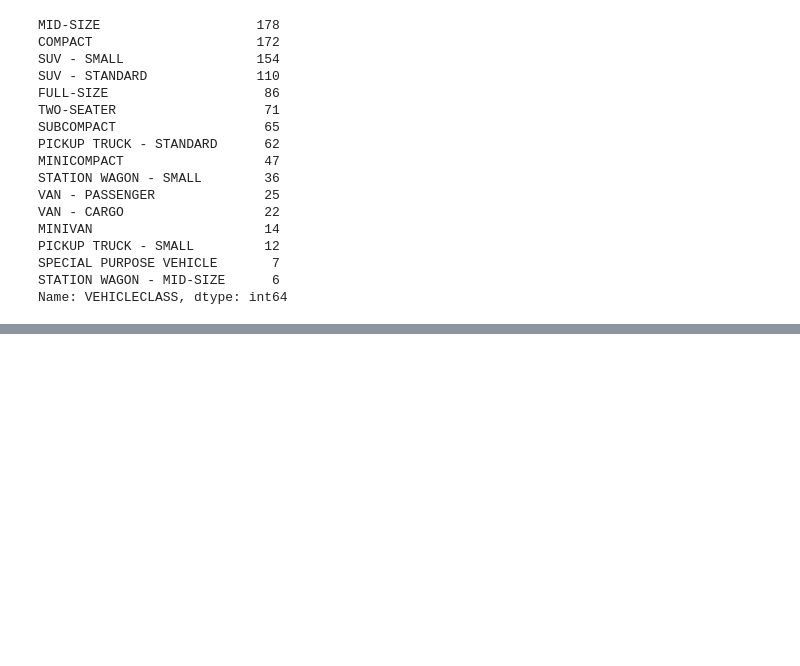
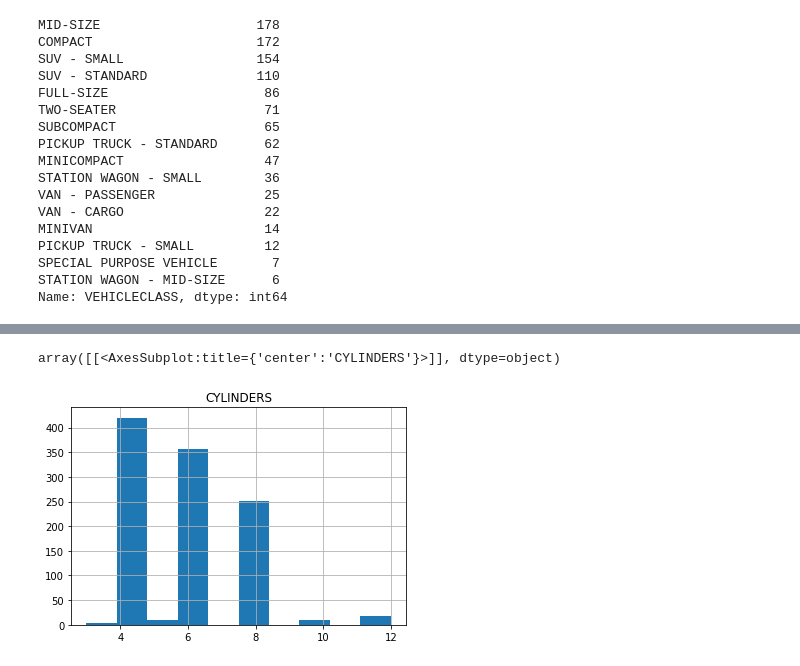
Before and after one commit to MoksedurRahman/Linear_Regression, a Jupyter notebook: Linear_Regression.ipynb, the cells around one changed output, grey strips where cells are left out. Saved outputs shown, nothing was run; the diff lists cells and outputs as text; code cells hidden in the pictures; blank space fills up the shorter version.

```diff
--- a/Linear_Regression.ipynb
+++ b/Linear_Regression.ipynb
@@ -92,0 +110,5 @@ data.head()
+# %%
+data.hist('CYLINDERS')
+# %% [output]
+array([[<AxesSubplot:title={'center':'CYLINDERS'}>]], dtype=object)
+[figure, added]
```
Also changed, not shown: parts of 13 cells of this notebook.
